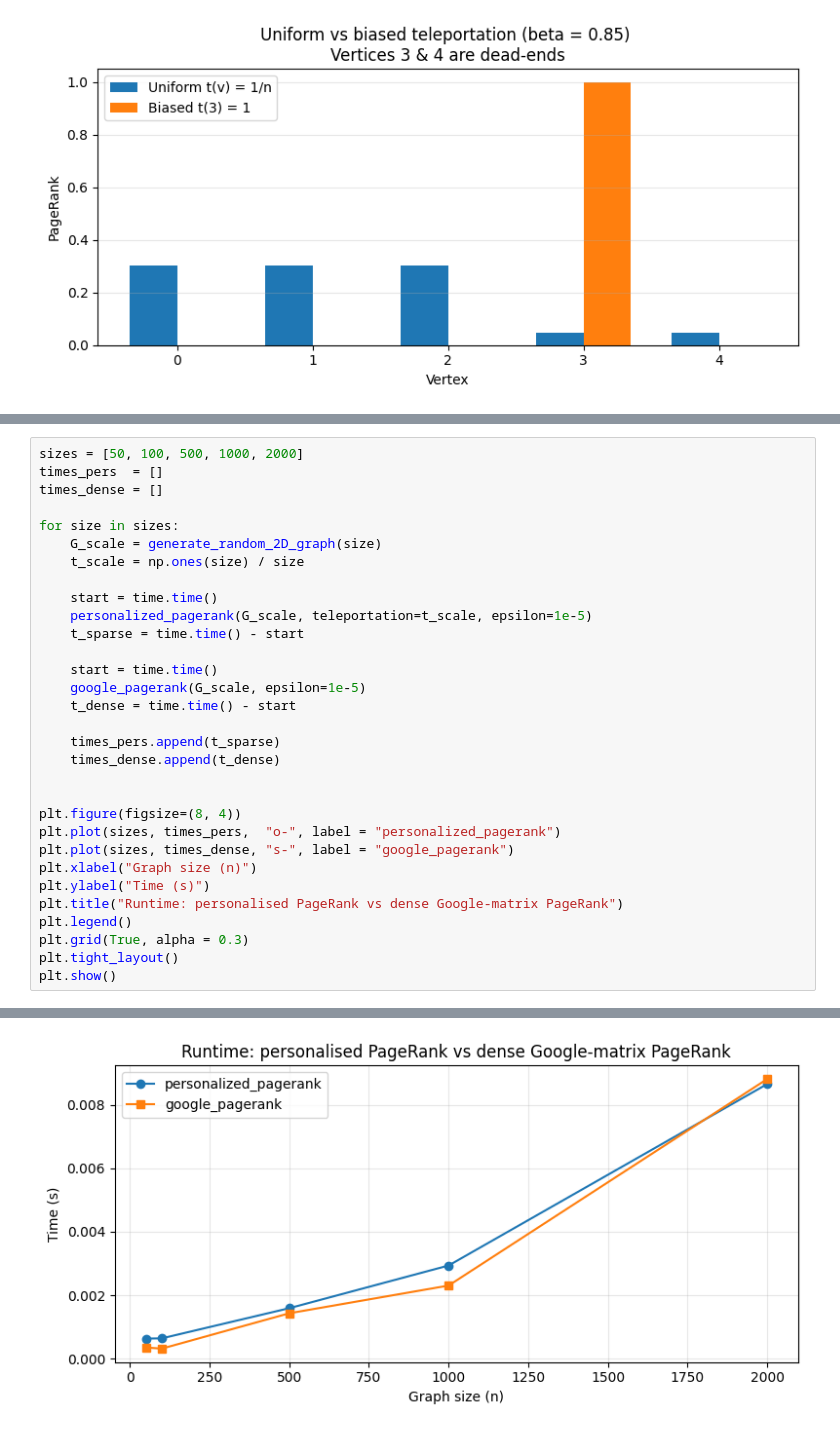
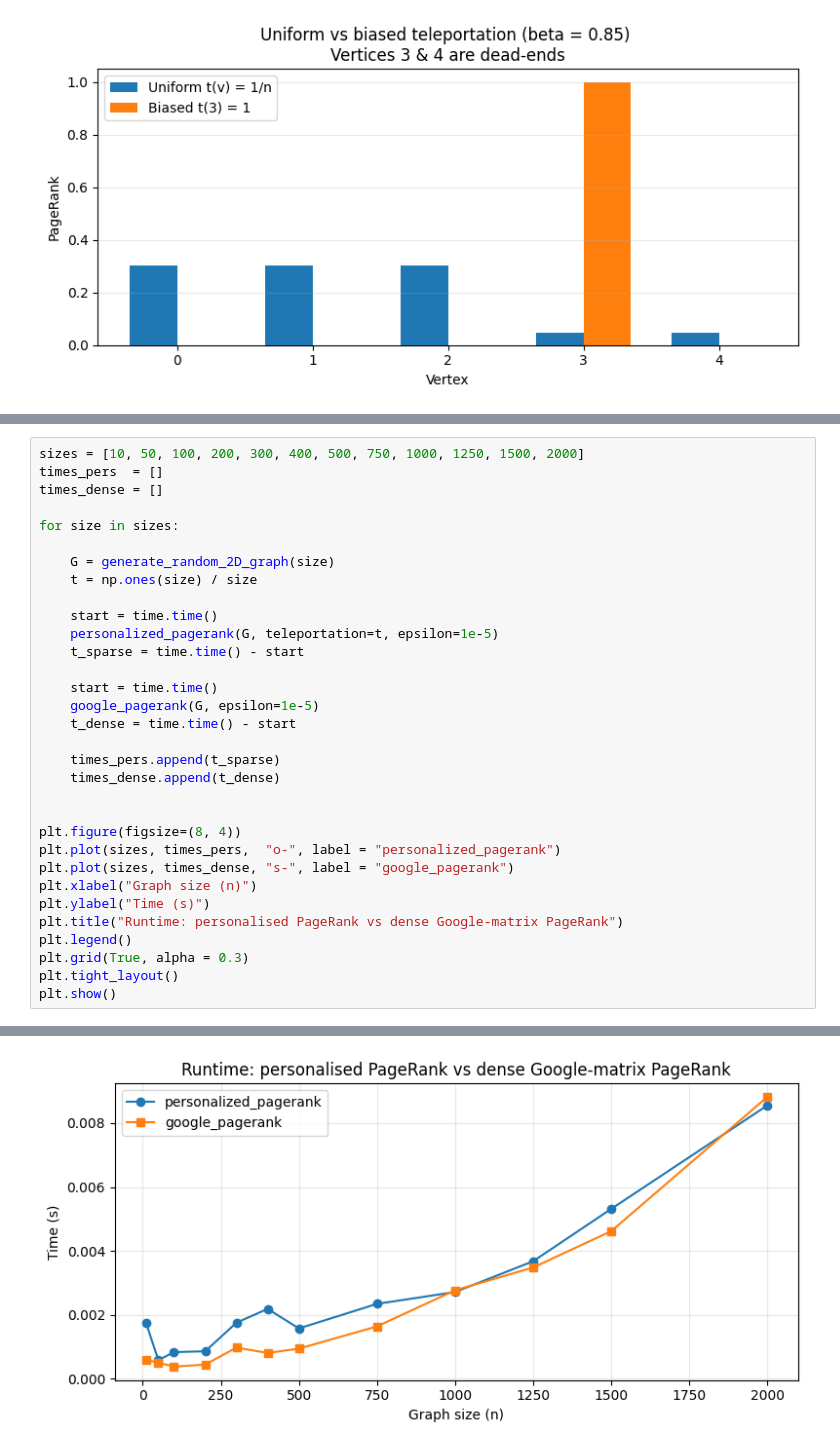
Before and after one commit to shulaze731/SDM-PA3, a Jupyter notebook: PA3.ipynb, the cells around one changed output, grey strips where cells are left out. Cells and saved outputs as stored; diff of their text form.

```diff
--- a/PA3.ipynb
+++ b/PA3.ipynb
@@ -697,20 +696,21 @@ Vertex | Pers. PR   | Google PR  | Eigenvector
 L1 diff (pers vs google) : 0.00e+00
 L1 diff (google vs eig)  : 1.39e-16
 # %%
-sizes = [50, 100, 500, 1000, 2000]
+sizes = [10, 50, 100, 200, 300, 400, 500, 750, 1000, 1250, 1500, 2000]
 times_pers  = []
 times_dense = []
 
 for size in sizes:
-    G_scale = generate_random_2D_graph(size)
-    t_scale = np.ones(size) / size
+
+    G = generate_random_2D_graph(size)
+    t = np.ones(size) / size
 
     start = time.time()
-    personalized_pagerank(G_scale, teleportation=t_scale, epsilon=1e-5)
+    personalized_pagerank(G, teleportation=t, epsilon=1e-5)
     t_sparse = time.time() - start
 
     start = time.time()
-    google_pagerank(G_scale, epsilon=1e-5)
+    google_pagerank(G, epsilon=1e-5)
     t_dense = time.time() - start
 
     times_pers.append(t_sparse)
@@ -736 +743 @@ Finished in 3 iterations.
-[figure, old version]
+[figure, new version]
```
Also changed, not shown: parts of 10 cells of this notebook.
